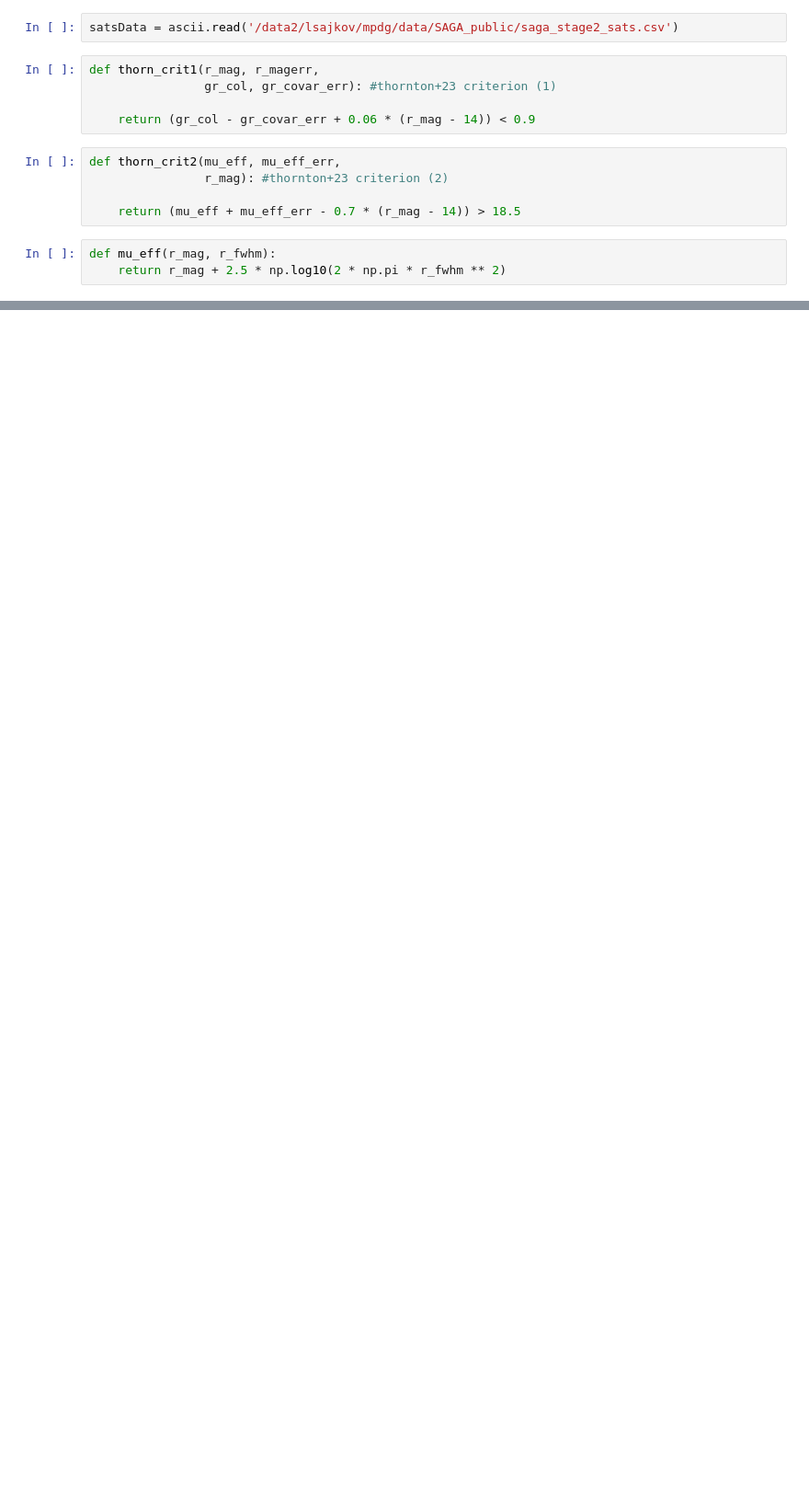
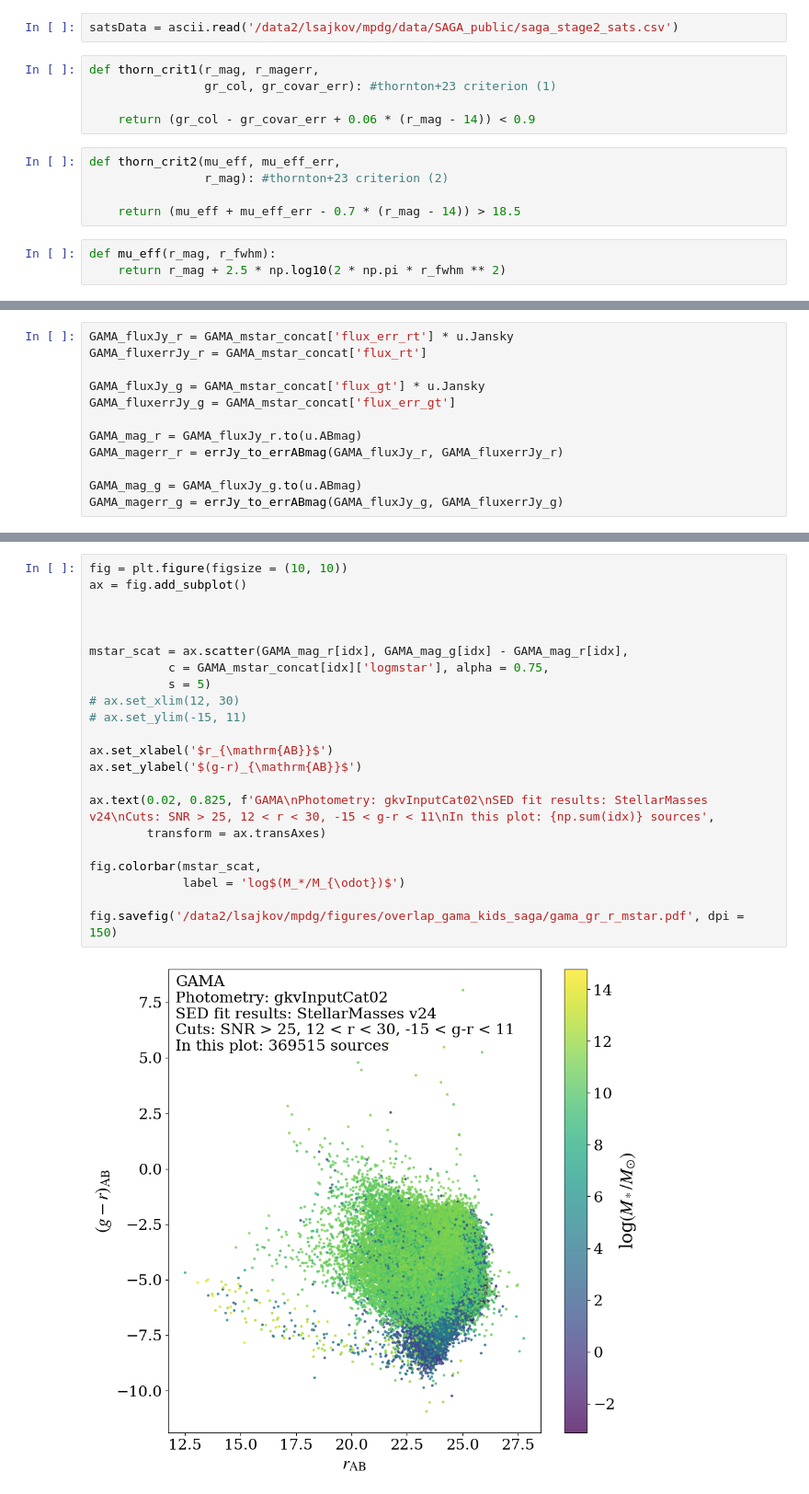
Before and after one commit to lsajkov/strw_mpdg, a Jupyter notebook: spec_cal_sample.ipynb, the cells around one changed output, grey strips where cells are left out. Shown at 92% size. Drawn from its saved outputs; the diff is of its cells as text; blank space fills up the shorter version.

```diff
--- a/spec_cal_sample.ipynb
+++ b/spec_cal_sample.ipynb
@@ -25,0 +44,12 @@ def mu_eff(r_mag, r_fwhm):
+# %%
+GAMA_fluxJy_r = GAMA_mstar_concat['flux_err_rt'] * u.Jansky
+GAMA_fluxerrJy_r = GAMA_mstar_concat['flux_rt']
+
+GAMA_fluxJy_g = GAMA_mstar_concat['flux_gt'] * u.Jansky
+GAMA_fluxerrJy_g = GAMA_mstar_concat['flux_err_gt']
+
+GAMA_mag_r = GAMA_fluxJy_r.to(u.ABmag)
+GAMA_magerr_r = errJy_to_errABmag(GAMA_fluxJy_r, GAMA_fluxerrJy_r)
+
+GAMA_mag_g = GAMA_fluxJy_g.to(u.ABmag)
+GAMA_magerr_g = errJy_to_errABmag(GAMA_fluxJy_g, GAMA_fluxerrJy_g)
@@ -25,0 +70,24 @@ def mu_eff(r_mag, r_fwhm):
+# %%
+fig = plt.figure(figsize = (10, 10))
+ax = fig.add_subplot()
+
+
+
+mstar_scat = ax.scatter(GAMA_mag_r[idx], GAMA_mag_g[idx] - GAMA_mag_r[idx],
+           c = GAMA_mstar_concat[idx]['logmstar'], alpha = 0.75,
+           s = 5)
+# ax.set_xlim(12, 30)
+# ax.set_ylim(-15, 11)
+
+ax.set_xlabel('$r_{\mathrm{AB}}$')
+ax.set_ylabel('$(g-r)_{\mathrm{AB}}$')
+
+ax.text(0.02, 0.825, f'GAMA\nPhotometry: gkvInputCat02\nSED fit results: StellarMasses v24\nCuts: SNR > 25, 12 < r < 30, -15 < g-r < 11\nIn this plot: {np.sum(idx)} sources',
+        transform = ax.transAxes)
+
+fig.colorbar(mstar_scat,
+             label = 'log$(M_*/M_{\odot})$')
+
+fig.savefig('/data2/lsajkov/mpdg/figures/overlap_gama_kids_saga/gama_gr_r_mstar.pdf', dpi = 150)
+# %% [output]
+[figure, added]
```
Also changed, not shown: parts of 13 cells of this notebook.
